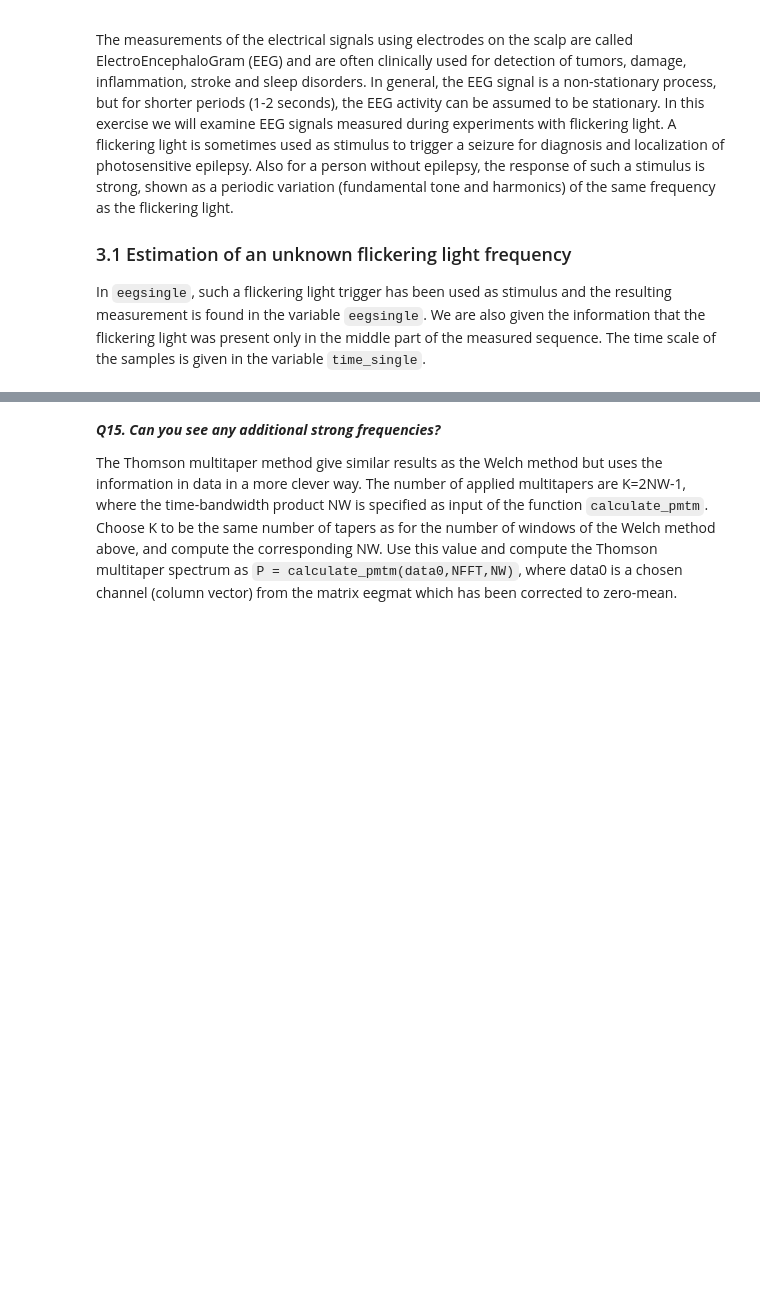
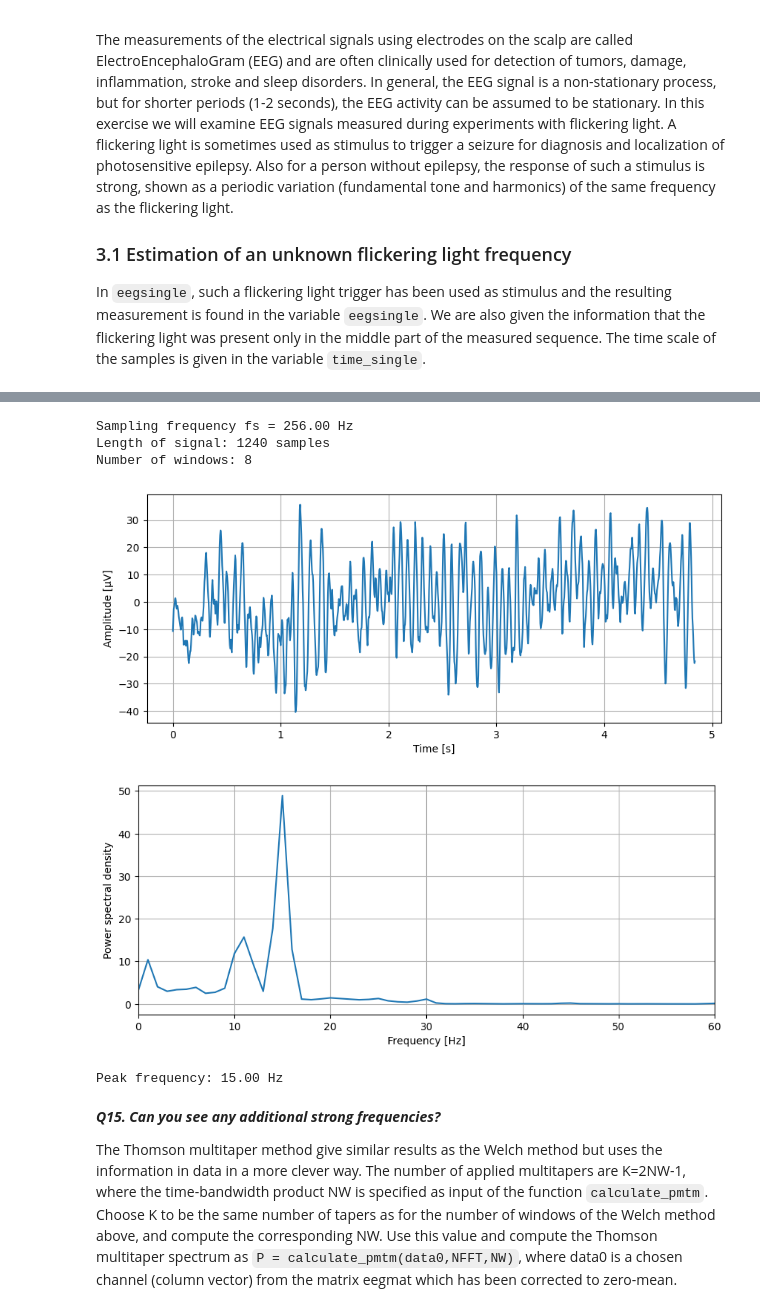
Before and after one commit to axellangenskiold/fmsf10, a Jupyter notebook: pythonLab3.ipynb, the cells around one changed output, grey strips where cells are left out. Cells and saved outputs as stored; diff of their text form; code cells hidden in the pictures; blank space fills up the shorter version.

```diff
--- a/pythonLab3.ipynb
+++ b/pythonLab3.ipynb
@@ -503,3 +573,57 @@ Plot the data and make sure you can pick out a single channel as a column vector
+# %%
+# Write your own code below
+dt = np.mean(np.diff(time_multi))  # seconds per sample
+fs = 1.0 / dt
+print(f"Sampling frequency fs = {fs:.2f} Hz")
+
+ch_index = 8  # O1
+ch = eegmulti[:, ch_index]
+
+ch = ch - np.mean(ch)
+
+L = 256
+noverlap = L // 2
+step = L - noverlap
+N = len(ch)
+
+print(f"Length of signal: {N} samples")
+
+
+# Calculate number of windows
+num_windows = (N - L) // step + 1
+print(f"Number of windows: {num_windows}")
+
+
+f, Pxx = scipy.signal.welch(ch, fs=fs, window='hann', nperseg=L, noverlap=noverlap)
+
+# EEG signal
+plt.figure(figsize=(10,4))
+plt.plot(time_multi, ch, label="O1 channel")
+plt.xlabel("Time [s]")
+plt.ylabel("Amplitude [µV]")
+plt.grid(True)
+plt.show()
+
+# Welch
+plt.figure(figsize=(10,4))
+plt.plot(f, Pxx)
+plt.xlim(0, 60)
+plt.xlabel("Frequency [Hz]")
+plt.ylabel("Power spectral density")
+plt.grid(True)
+plt.show()
+
+# Find peak frequency
+peak_idx = np.argmax(Pxx)
+peak_freq = f[peak_idx]
+print(f"Peak frequency: {peak_freq:.2f} Hz")
+# %% [output]
+Sampling frequency fs = 256.00 Hz
+Length of signal: 1240 samples
+Number of windows: 8
+[figure, added]
+[figure, added]
+Peak frequency: 15.00 Hz
 # %% [markdown]
 ***Q15. Can you see any additional strong frequencies?***
 
```
Also changed, not shown: parts of 11 cells of this notebook.
